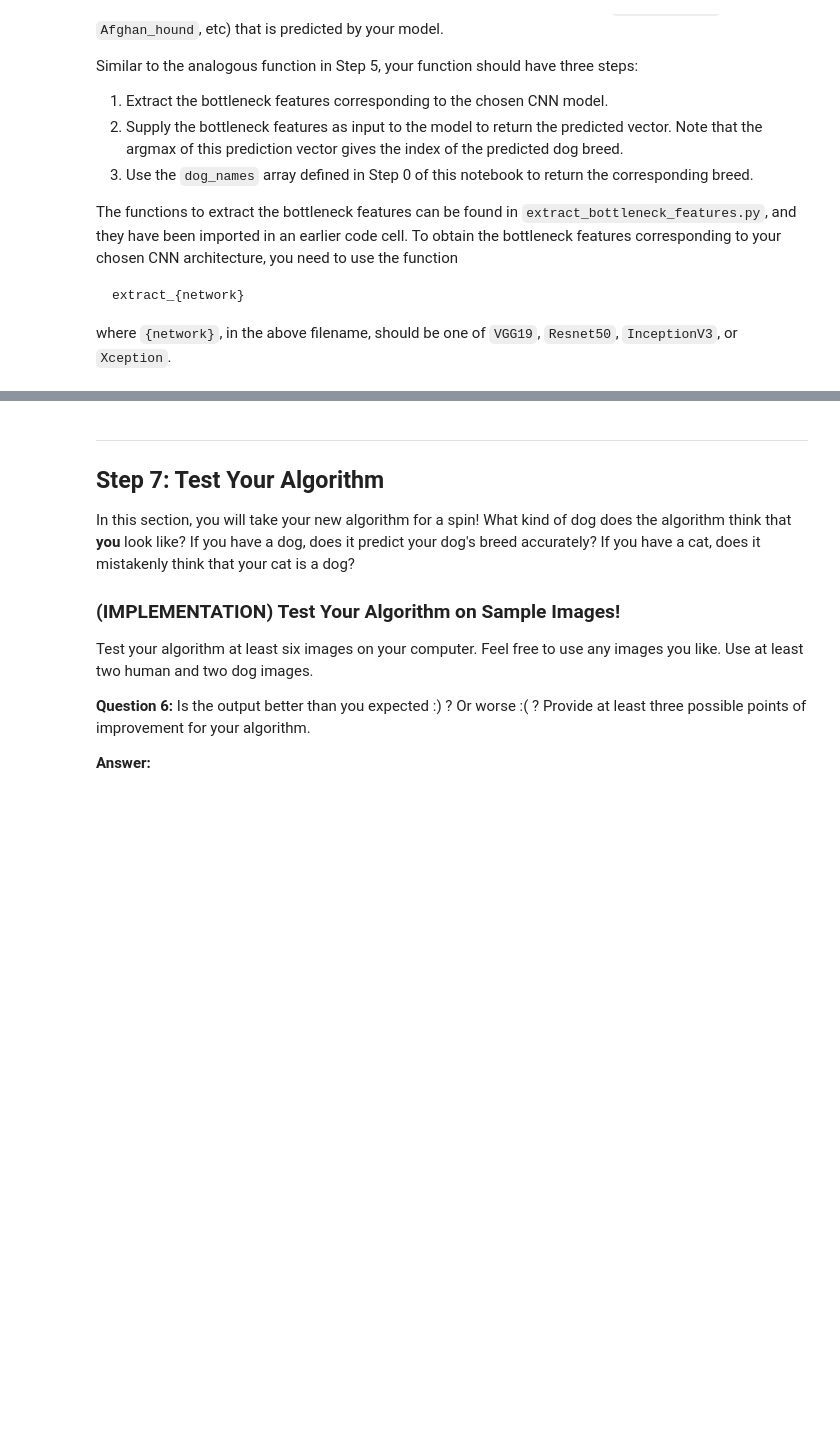
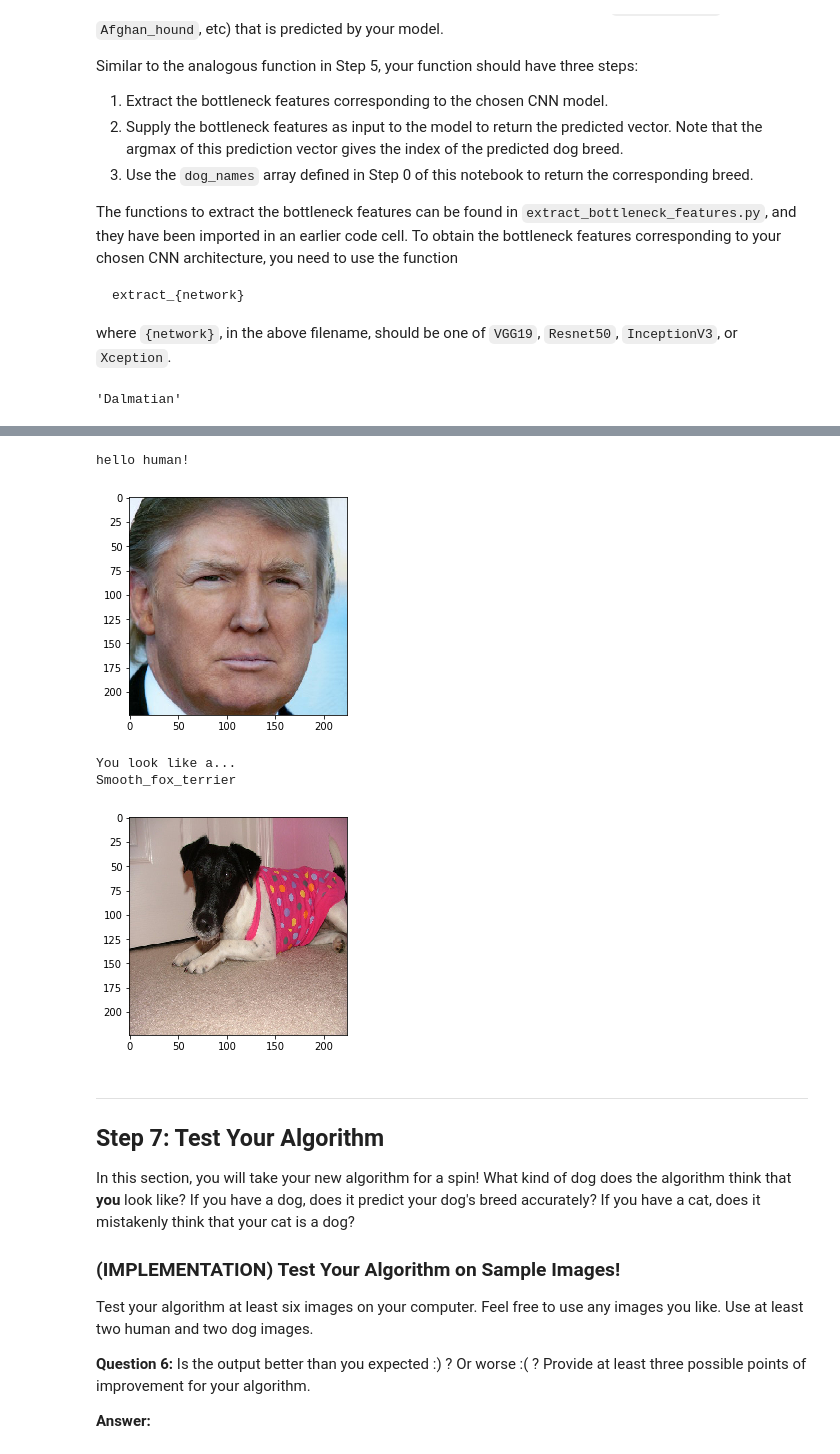
Before and after one commit to stasSajin/courses, a Jupyter notebook: udacity_deep_learning_specialization/module_2_cnn/dog-project/dog_app.ipynb, the cells around one changed output, grey strips where cells are left out. Saved outputs shown, nothing was run; the diff lists cells and outputs as text; code cells hidden in the pictures; blank space fills up the shorter version.

```diff
--- a/udacity_deep_learning_specialization/module_2_cnn/dog-project/dog_app.ipynb
+++ b/udacity_deep_learning_specialization/module_2_cnn/dog-project/dog_app.ipynb
@@ -602,6 +716,7 @@ You are welcome to [augment the training data](https://blog.keras.io/building-po
 ### (IMPLEMENTATION) Load the Model with the Best Validation Loss
 # %%
 ### TODO: Load the model weights with the best validation loss.
+model.load_weights('saved_models/weights.best.Xception.hdf5')
 # %% [markdown]
 ### (IMPLEMENTATION) Test the Model
 
@@ -629,3 +766,8 @@ where `{network}`, in the above filename, should be one of `VGG19`, `Resnet50`,
+# %%
+# test the function above with a few images
+Xception_predict_breed(train_files[1])
+# %% [output]
+'Dalmatian'
 # %% [markdown]
 ---
 <a id='step6'></a>
@@ -650,3 +789,51 @@ Some sample output for our algorithm is provided below, but feel free to design
+# %%
+### TODO: Write your algorithm.
+### Feel free to use as many code cells as needed.
+
+
+def sample_dog_image(breed):
+    images = [f for f in glob('dogImages/**/*.[jpg|png]*', recursive=True) if breed in f]
+    return random.choice(images)
+
+# function for plotting image on a screen
+def show_image(img_path):
+    img=image.load_img(img_path, target_size=(224, 224))
+    imgplot = plt.imshow(img)
+    plt.show()
+
+def which_class(img_path):
+    if dog_detector(img_path):
+        print("hello dog!")
+        show_image(img_path)
+        breed = Xception_predict_breed(img_path)
+        print("your breed is {}".format(breed))
+    elif face_detector(img_path):
+        print("hello human!")
+        show_image(img_path)
+        print("You look like a...")
+        breed = Xception_predict_breed(img_path)
+        print(breed)
+        show_image(sample_dog_image(breed))
+    else:
+        print("Please provide a human or dog image")
+        show_image(img_path)
+# %%
+einstein = 'einstein.jpg'
+theRealDonald = 'theRealDonaldTrump.jpg'
+cat = 'stopPuttingMeThroughCNN.jpg'
+curlyJustin = 'curlyjustin.jpg'
+gerald = 'geraldIsthatyou.png'
+normalDog = 'Brittany_02625.jpg'
+
+#which_class('images/'+normalDog)
+# %%
+which_class('images/'+theRealDonald)
+# %% [output]
+hello human!
+[figure, added]
+You look like a...
+Smooth_fox_terrier
+[figure, added]
 # %% [markdown]
 ---
 <a id='step7'></a>
```
Also changed, not shown: parts of 33 cells of this notebook, 8 other files.
